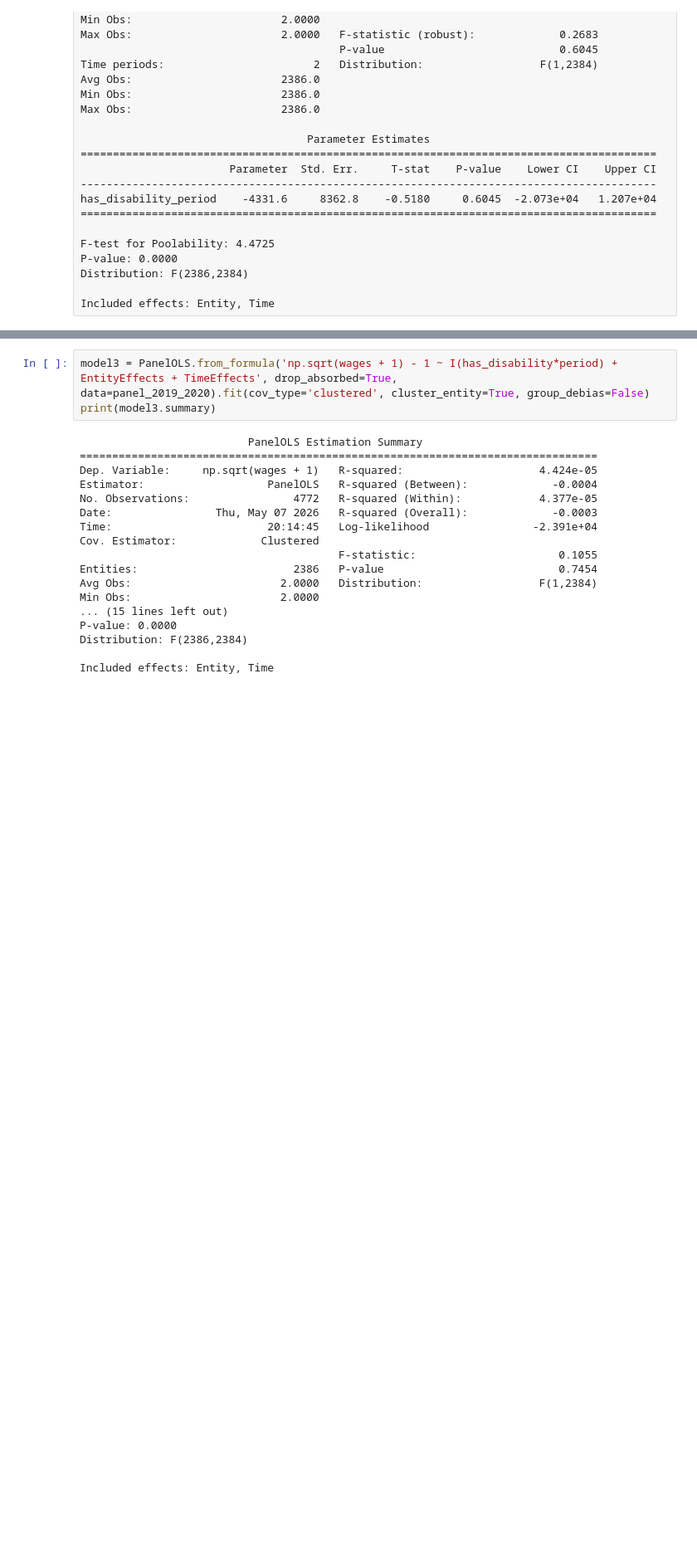
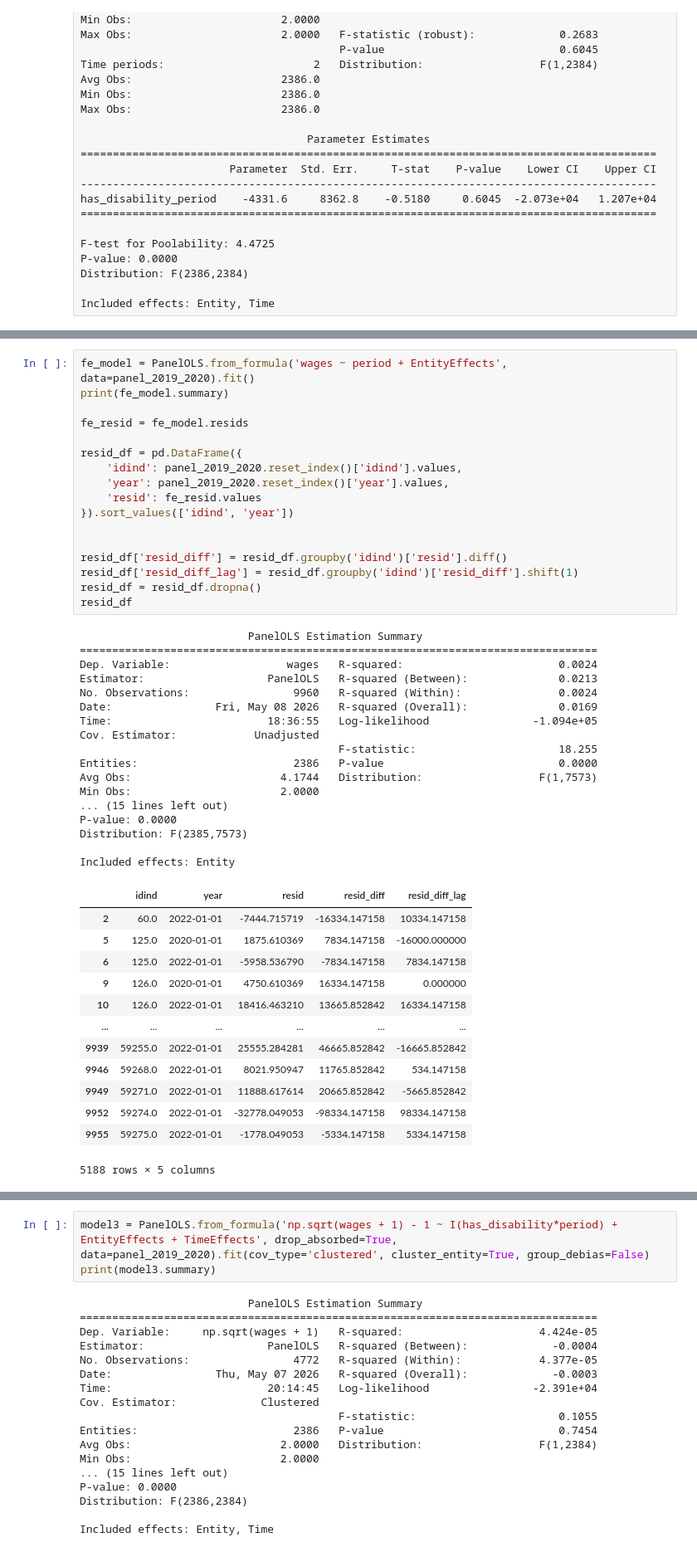
Before and after one commit to DmitriMt/master_thesis, a Jupyter notebook: notebooks/sensitive.ipynb, the cells around one changed output, grey strips where cells are left out. Shown at 83% size. Drawn from its saved outputs; the diff is of its cells as text; blank space fills up the shorter version.

```diff
--- a/notebooks/sensitive.ipynb
+++ b/notebooks/sensitive.ipynb
@@ -256,2 +260,50 @@ Distribution: F(2386,2384)
 
 Included effects: Entity, Time
+# %%
+fe_model = PanelOLS.from_formula('wages ~ period + EntityEffects', data=panel_2019_2020).fit()
+print(fe_model.summary)
+
+fe_resid = fe_model.resids
+
+resid_df = pd.DataFrame({
+    'idind': panel_2019_2020.reset_index()['idind'].values,
+    'year': panel_2019_2020.reset_index()['year'].values,
+    'resid': fe_resid.values
+}).sort_values(['idind', 'year'])
+
+
+resid_df['resid_diff'] = resid_df.groupby('idind')['resid'].diff()
+resid_df['resid_diff_lag'] = resid_df.groupby('idind')['resid_diff'].shift(1)
+resid_df = resid_df.dropna()
+resid_df
+# %% [output]
+                          PanelOLS Estimation Summary
+================================================================================
+Dep. Variable:                  wages   R-squared:                        0.0024
+Estimator:                   PanelOLS   R-squared (Between):              0.0213
+No. Observations:                9960   R-squared (Within):               0.0024
+Date:                Fri, May 08 2026   R-squared (Overall):              0.0169
+Time:                        18:36:55   Log-likelihood                -1.094e+05
+Cov. Estimator:            Unadjusted
+                                        F-statistic:                      18.255
+Entities:                        2386   P-value                           0.0000
+Avg Obs:                       4.1744   Distribution:                  F(1,7573)
+Min Obs:                       2.0000
+... (15 lines left out)
+P-value: 0.0000
+Distribution: F(2385,7573)
+
+Included effects: Entity
+|  | idind | year | resid | resid_diff | resid_diff_lag |
+| 2 | 60.0 | 2022-01-01 | -7444.715719 | -16334.147158 | 10334.147158 |
+| 5 | 125.0 | 2020-01-01 | 1875.610369 | 7834.147158 | -16000.000000 |
+| 6 | 125.0 | 2022-01-01 | -5958.536790 | -7834.147158 | 7834.147158 |
+| 9 | 126.0 | 2020-01-01 | 4750.610369 | 16334.147158 | 0.000000 |
+| 10 | 126.0 | 2022-01-01 | 18416.463210 | 13665.852842 | 16334.147158 |
+| ... | ... | ... | ... | ... | ... |
+| 9939 | 59255.0 | 2022-01-01 | 25555.284281 | 46665.852842 | -16665.852842 |
+| 9946 | 59268.0 | 2022-01-01 | 8021.950947 | 11765.852842 | 534.147158 |
+| 9949 | 59271.0 | 2022-01-01 | 11888.617614 | 20665.852842 | -5665.852842 |
+| 9952 | 59274.0 | 2022-01-01 | -32778.049053 | -98334.147158 | 98334.147158 |
+| 9955 | 59275.0 | 2022-01-01 | -1778.049053 | -5334.147158 | 5334.147158 |
+5188 rows × 5 columns
```
Also changed, not shown: parts of 7 cells of this notebook, 8 other files.
